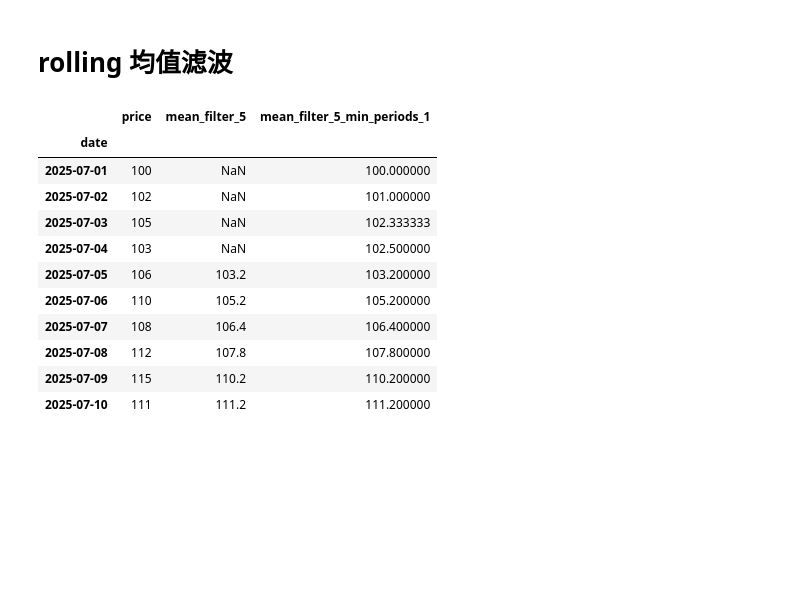
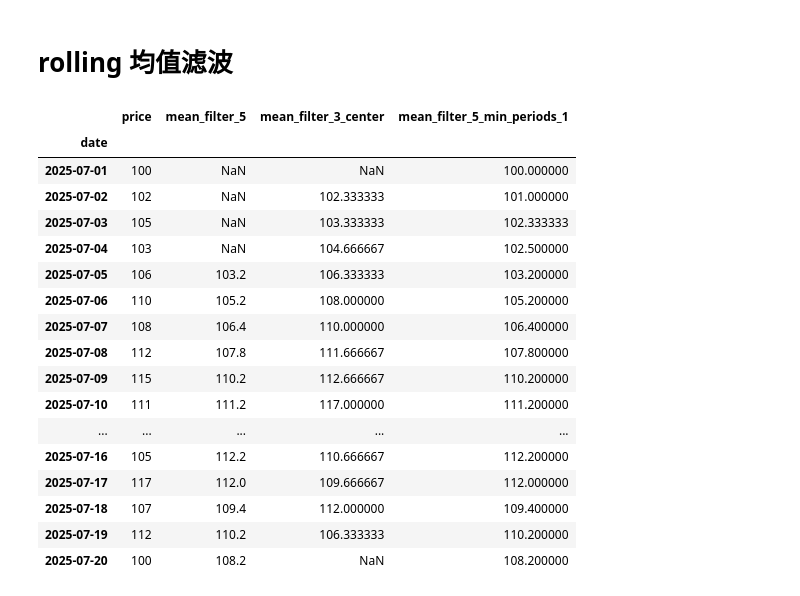
Before and after one commit to NagatoYuki0943/ML, a Jupyter notebook: code/pandas/rolling.ipynb, the cells around one changed output. Saved outputs shown, nothing was run; the diff lists cells and outputs as text; code cells hidden in the pictures; blank space fills up the shorter version.

```diff
--- a/code/pandas/rolling.ipynb
+++ b/code/pandas/rolling.ipynb
@@ -6,47 +6,89 @@ import matplotlib.pyplot as plt
 # %%
 # 1. 创建一个示例 DataFrame
 data = {
     "date": pd.to_datetime(
         [
             "2025-07-01",
             "2025-07-02",
             "2025-07-03",
             "2025-07-04",
             "2025-07-05",
             "2025-07-06",
             "2025-07-07",
             "2025-07-08",
             "2025-07-09",
             "2025-07-10",
+            "2025-07-11",
+            "2025-07-12",
+            "2025-07-13",
+            "2025-07-14",
+            "2025-07-15",
+            "2025-07-16",
+            "2025-07-17",
+            "2025-07-18",
+            "2025-07-19",
+            "2025-07-20",
         ]
     ),
-    "price": [100, 102, 105, 103, 106, 110, 108, 112, 115, 111],
+    "price": [
+        100,
+        102,
+        105,
+        103,
+        106,
+        110,
+        108,
+        112,
+        115,
+        111,
+        125,
+        118,
+        120,
+        108,
+        110,
+        105,
+        117,
+        107,
+        112,
+        100,
+    ],
 }
 df = pd.DataFrame(data).set_index("date")
 
 # 2. 计算窗口大小为 5 的均值滤波（滑动平均）
-window_size = 5
-df["mean_filter_5"] = df["price"].rolling(window=window_size).mean()
+df["mean_filter_5"] = df["price"].rolling(window=5).mean()
 
-# 3. 如果希望窗口内至少有1个值就开始计算
+# 3. 计算窗口大小为 3 的均值滤波，并将窗口的中心点设为当前值
+# center:
+#   If False, set the window labels as the right edge of the window index.
+#   If True, set the window labels as the center of the window index.
+df["mean_filter_3_center"] = df["price"].rolling(window=3, center=True).mean()
+
+# 4. 如果希望窗口内至少有1个值就开始计算
 df["mean_filter_5_min_periods_1"] = (
-    df["price"].rolling(window=window_size, min_periods=1).mean()
+    df["price"].rolling(window=5, min_periods=1).mean()
 )
 
 df
 # %% [output]
-|  | price | mean_filter_5 | mean_filter_5_min_periods_1 |
-| date |  |  |  |
-| 2025-07-01 | 100 | NaN | 100.000000 |
-| 2025-07-02 | 102 | NaN | 101.000000 |
-| 2025-07-03 | 105 | NaN | 102.333333 |
-| 2025-07-04 | 103 | NaN | 102.500000 |
-| 2025-07-05 | 106 | 103.2 | 103.200000 |
-| 2025-07-06 | 110 | 105.2 | 105.200000 |
-| 2025-07-07 | 108 | 106.4 | 106.400000 |
-| 2025-07-08 | 112 | 107.8 | 107.800000 |
-| 2025-07-09 | 115 | 110.2 | 110.200000 |
-| 2025-07-10 | 111 | 111.2 | 111.200000 |
+|  | price | mean_filter_5 | mean_filter_3_center | mean_filter_5_min_periods_1 |
+| date |  |  |  |  |
+| 2025-07-01 | 100 | NaN | NaN | 100.000000 |
+| 2025-07-02 | 102 | NaN | 102.333333 | 101.000000 |
+| 2025-07-03 | 105 | NaN | 103.333333 | 102.333333 |
+| 2025-07-04 | 103 | NaN | 104.666667 | 102.500000 |
+| 2025-07-05 | 106 | 103.2 | 106.333333 | 103.200000 |
+| 2025-07-06 | 110 | 105.2 | 108.000000 | 105.200000 |
+| 2025-07-07 | 108 | 106.4 | 110.000000 | 106.400000 |
+| 2025-07-08 | 112 | 107.8 | 111.666667 | 107.800000 |
+| 2025-07-09 | 115 | 110.2 | 112.666667 | 110.200000 |
+| 2025-07-10 | 111 | 111.2 | 117.000000 | 111.200000 |
+| ... | ... | ... | ... | ... |
+| 2025-07-16 | 105 | 112.2 | 110.666667 | 112.200000 |
+| 2025-07-17 | 117 | 112.0 | 109.666667 | 112.000000 |
+| 2025-07-18 | 107 | 109.4 | 112.000000 | 109.400000 |
+| 2025-07-19 | 112 | 110.2 | 106.333333 | 110.200000 |
+| 2025-07-20 | 100 | 108.2 | NaN | 108.200000 |
 # %%
 plt.figure(figsize=(16, 8))
 x = df.index
```
Also changed, not shown: parts of 1 cell of this notebook.
